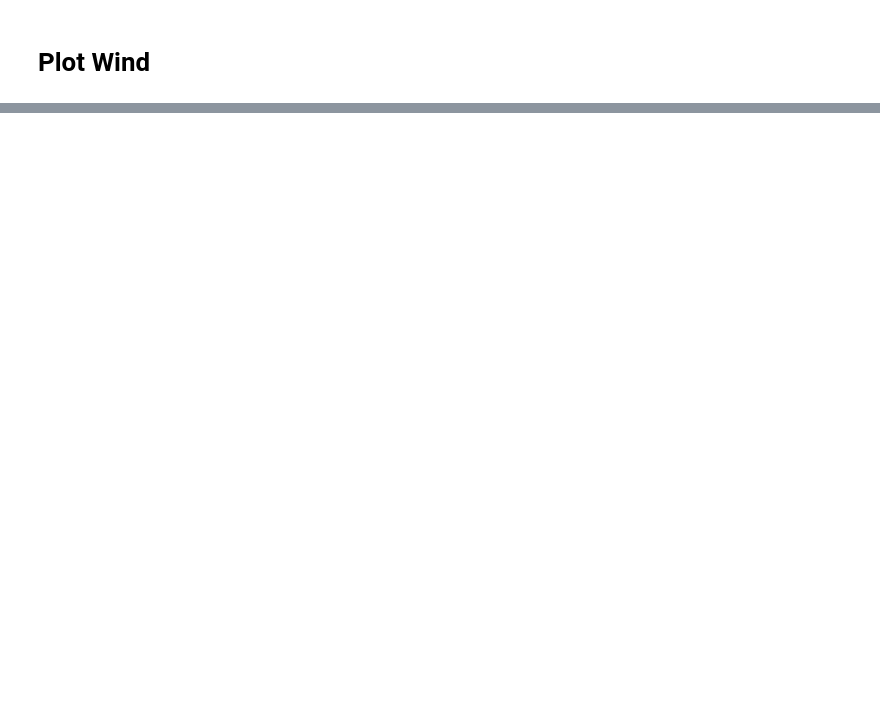
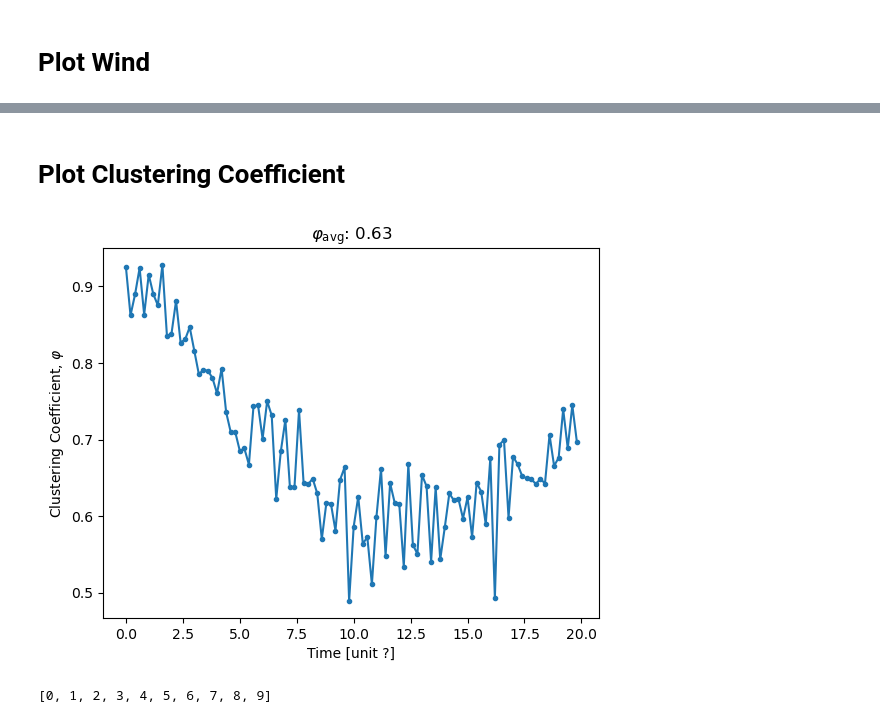
Before and after one commit to mattrflew/ind-maths-project-2-group-8, a Jupyter notebook: model.ipynb, the cells around one changed output, grey strips where cells are left out. Cells and saved outputs as stored; diff of their text form; code cells hidden in the pictures; blank space fills up the shorter version.

```diff
--- a/model.ipynb
+++ b/model.ipynb
@@ -527,0 +523,35 @@ plt.show()
+# %% [markdown]
+# Plot Clustering Coefficient
+# %%
+fig, ax = plt.subplots()
+
+time = np.arange(0, Nt * dt, dt)
+
+ax.plot(time, clustering_coefficients, '.-')
+
+# Set figure parameters
+ax.set_xlabel('Time [unit ?]')
+ax.set_ylabel(r'Clustering Coefficient, $\varphi$')
+
+
+# Calculate the average clustering coefficient for the last X % of time steps
+perc = 0.5
+idx = int(perc*(len(clustering_coefficients)))
+
+clustering_coefficient_avg = np.mean(clustering_coefficients[idx:])
+
+# set title
+ax.set_title(rf'$\varphi_\mathrm{{avg}}$: {round(clustering_coefficient_avg,2)}')
+
+
+plt.show()
+# %% [output]
+[figure, added]
+# %%
+a = [0, 1,2,3,4,5,6,7,8,9]
+
+perc = 0.1
+
+a[:]
+# %% [output]
+[0, 1, 2, 3, 4, 5, 6, 7, 8, 9]
```
Also changed, not shown: parts of 7 cells of this notebook.
